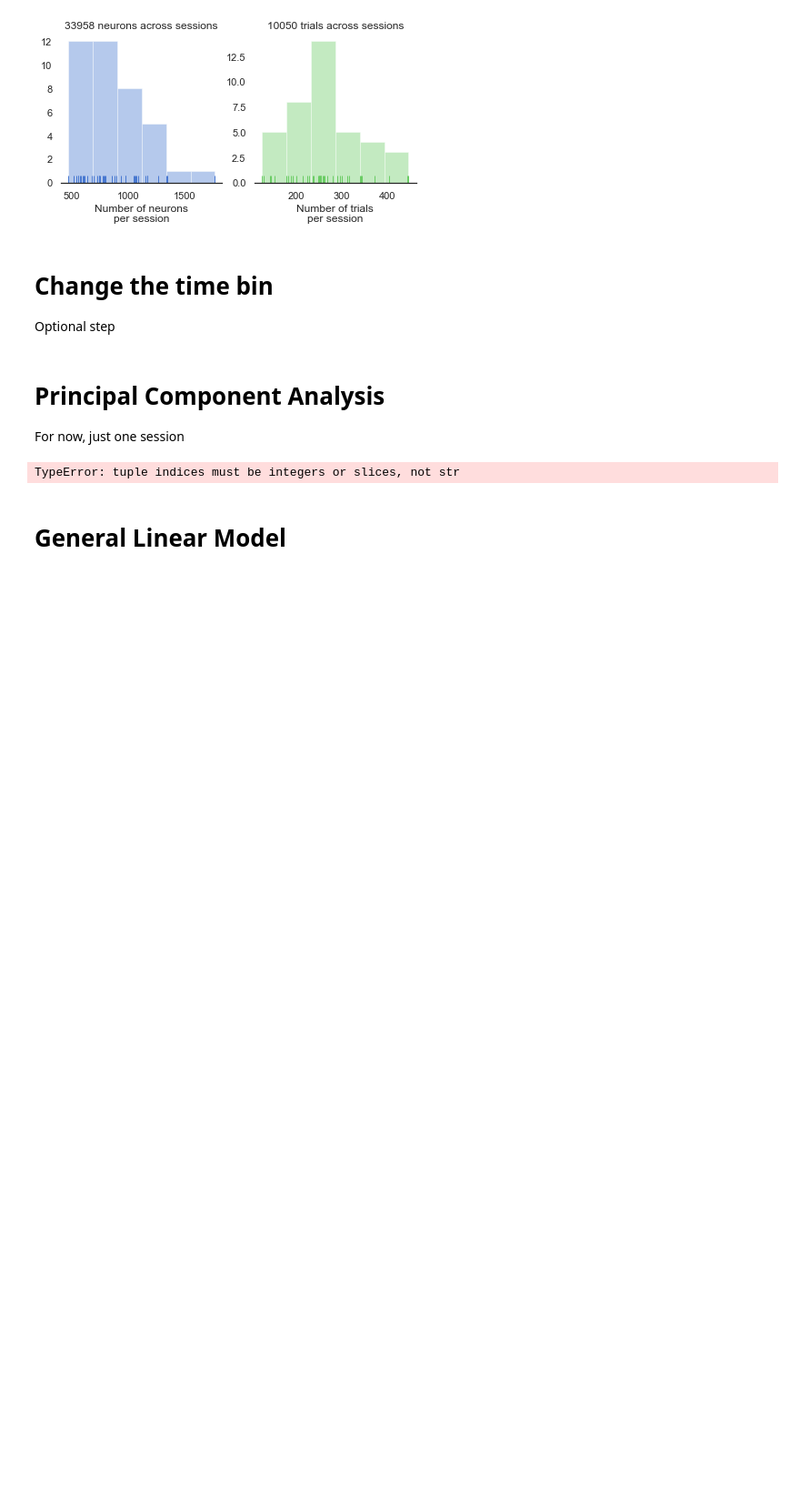
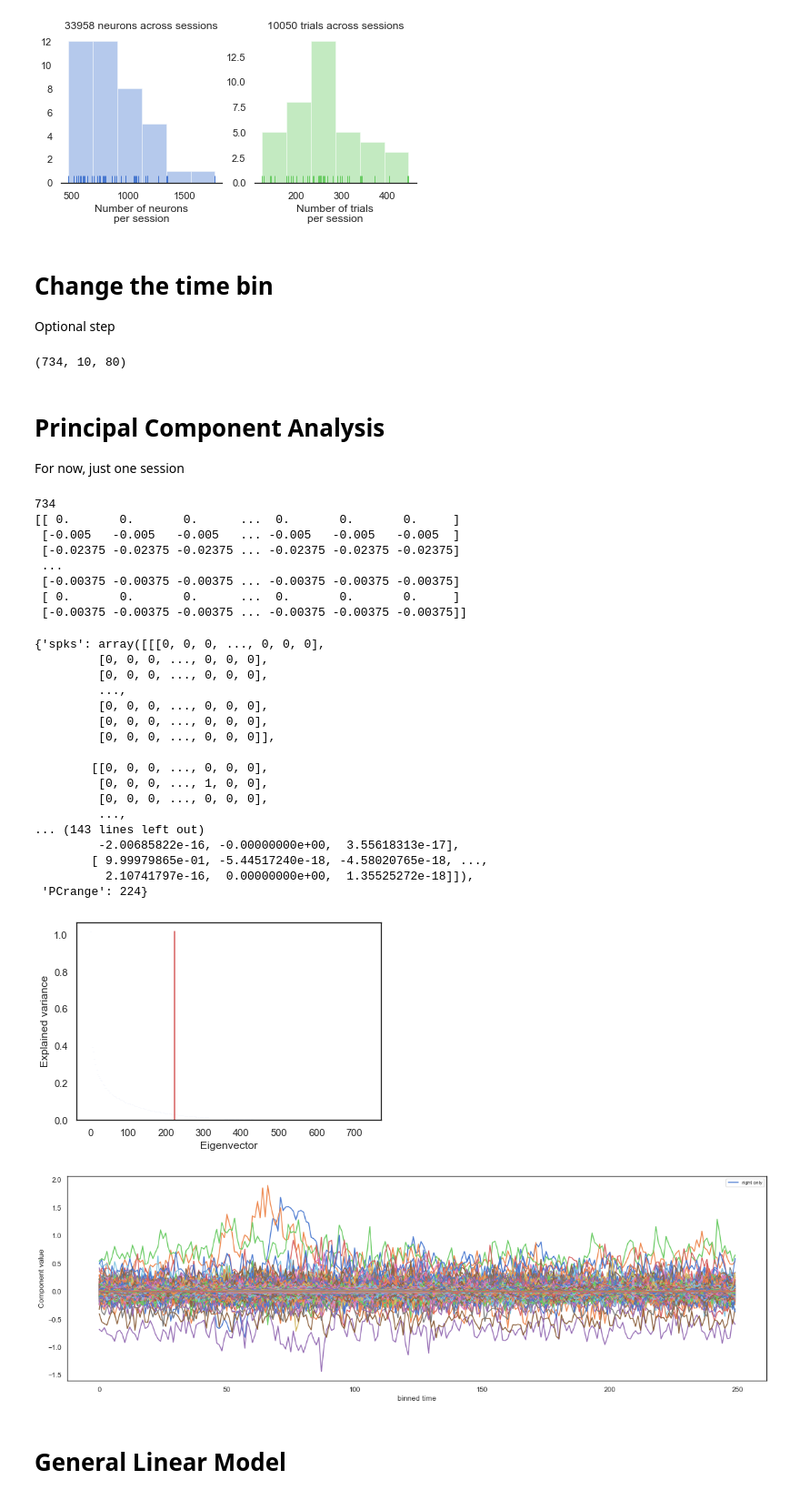
Before and after one commit to jorgeerrz/mistaken_mice, a Jupyter notebook: mistaken_mice.ipynb, the cells around one changed output. Shown at 91% size. Cells and saved outputs as stored; diff of their text form; code cells hidden in the pictures; blank space fills up the shorter version.

```diff
--- a/mistaken_mice.ipynb
+++ b/mistaken_mice.ipynb
@@ -83,10 +82,48 @@ Optional step
+# %%
+dat = first_session_filtered
+NT = dat['spks'].shape[-1]
+minT = 50
+maxT = 130
+NN = dat['spks'].shape[0]
+
+droll = np.reshape(dat['spks'][:,:,minT:maxT], (NN,-1))
+
+dat['spks'][:,:,50:130].shape
+# %% [output]
+(734, 10, 80)
 # %% [markdown]
 # Principal Component Analysis
 For now, just one session
 # %%
-neurons_PCA(first_session_filtered,0.1,51,130)
+neurons_PCA(first_session_filtered,0.1,50,130)
 # %% [output]
-TypeError: tuple indices must be integers or slices, not str
+734
+[[ 0.       0.       0.      ...  0.       0.       0.     ]
+ [-0.005   -0.005   -0.005   ... -0.005   -0.005   -0.005  ]
+ [-0.02375 -0.02375 -0.02375 ... -0.02375 -0.02375 -0.02375]
+ ...
+ [-0.00375 -0.00375 -0.00375 ... -0.00375 -0.00375 -0.00375]
+ [ 0.       0.       0.      ...  0.       0.       0.     ]
+ [-0.00375 -0.00375 -0.00375 ... -0.00375 -0.00375 -0.00375]]
+{'spks': array([[[0, 0, 0, ..., 0, 0, 0],
+         [0, 0, 0, ..., 0, 0, 0],
+         [0, 0, 0, ..., 0, 0, 0],
+         ...,
+         [0, 0, 0, ..., 0, 0, 0],
+         [0, 0, 0, ..., 0, 0, 0],
+         [0, 0, 0, ..., 0, 0, 0]],
+
+        [[0, 0, 0, ..., 0, 0, 0],
+         [0, 0, 0, ..., 1, 0, 0],
+         [0, 0, 0, ..., 0, 0, 0],
+         ...,
+... (143 lines left out)
+         -2.00685822e-16, -0.00000000e+00,  3.55618313e-17],
+        [ 9.99979865e-01, -5.44517240e-18, -4.58020765e-18, ...,
+          2.10741797e-16,  0.00000000e+00,  1.35525272e-18]]),
+ 'PCrange': 224}
+[figure, added]
+[figure, added]
 # %% [markdown]
 # General Linear Model
 # %%
```
Also changed, not shown: parts of 3 cells of this notebook, 2 other files.
